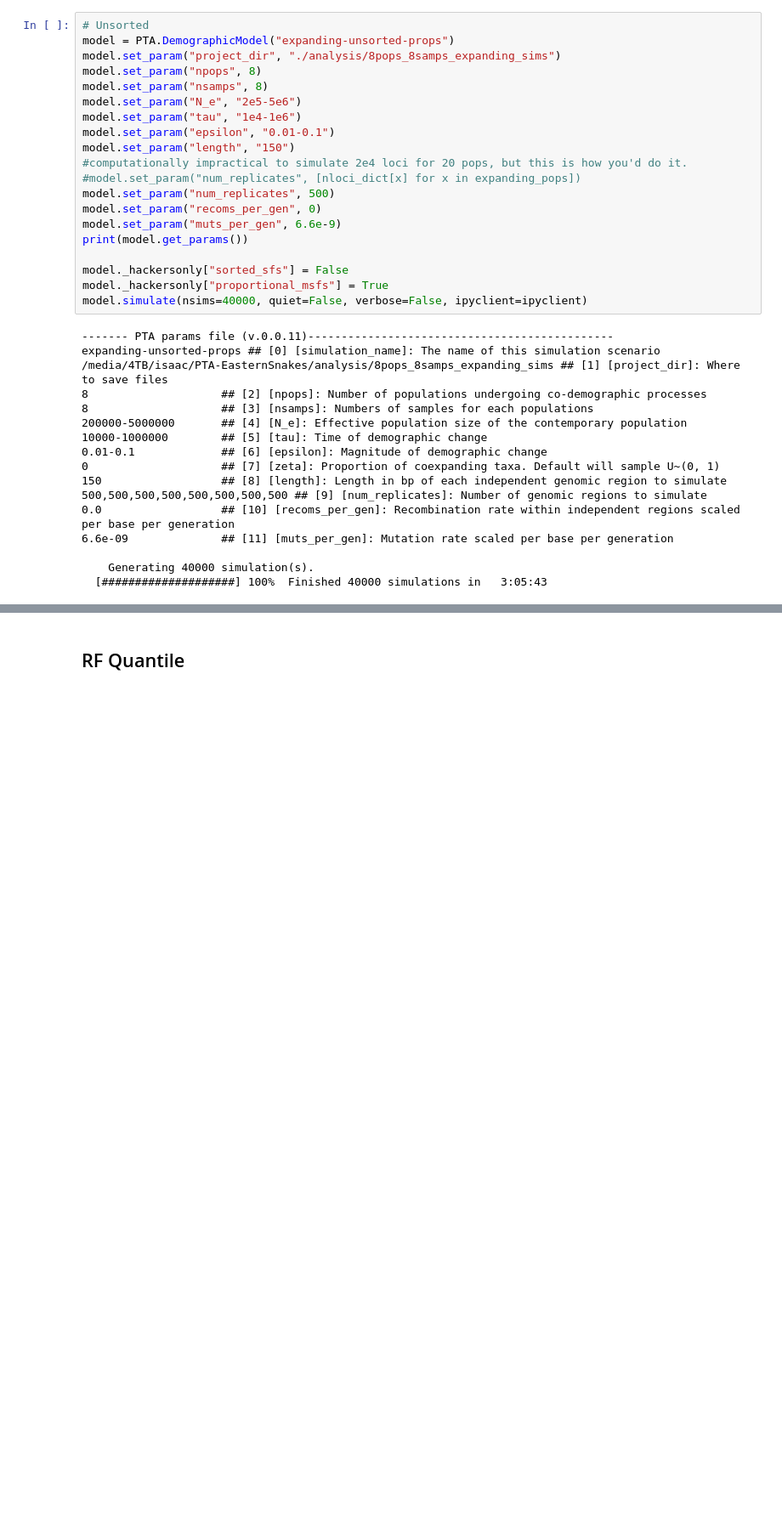
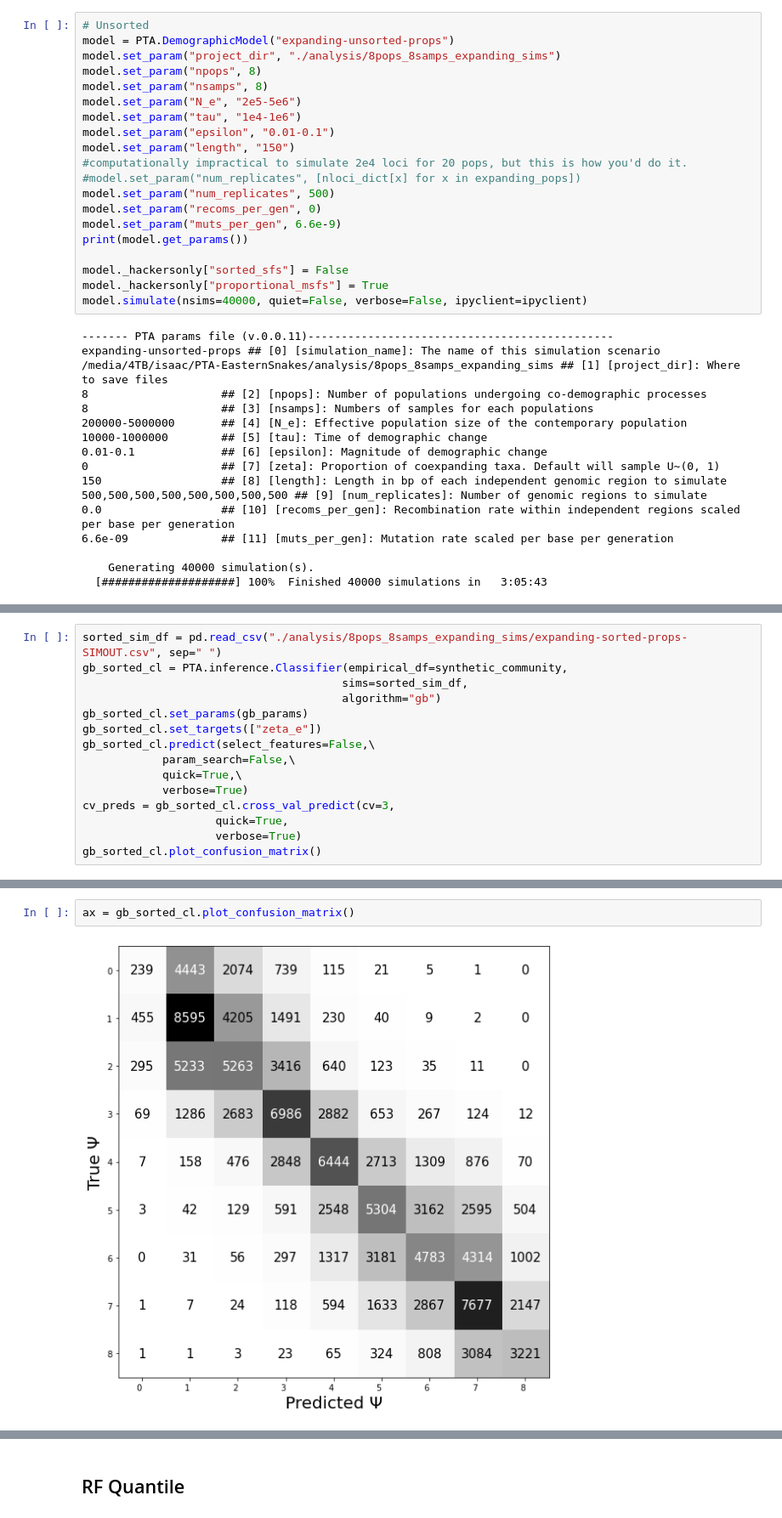
Before and after one commit to isaacovercast/PTA-EasternSnake, a Jupyter notebook: Ecotone_genomics-FitEmpirical-K2Getula.ipynb, the cells around one changed output, grey strips where cells are left out. Shown at 85% size. Drawn from its saved outputs; the diff is of its cells as text; blank space fills up the shorter version.

```diff
--- a/Ecotone_genomics-FitEmpirical-K2Getula.ipynb
+++ b/Ecotone_genomics-FitEmpirical-K2Getula.ipynb
@@ -285,0 +339,15 @@ expanding-unsorted-props ## [0] [simulation_name]: The name of this simulation s
+# %%
+sorted_sim_df = pd.read_csv("./analysis/8pops_8samps_expanding_sims/expanding-sorted-props-SIMOUT.csv", sep=" ")
+gb_sorted_cl = PTA.inference.Classifier(empirical_df=synthetic_community,
+                                       sims=sorted_sim_df,
+                                       algorithm="gb")
+gb_sorted_cl.set_params(gb_params)
+gb_sorted_cl.set_targets(["zeta_e"])
+gb_sorted_cl.predict(select_features=False,\
+            param_search=False,\
+            quick=True,\
+            verbose=True)
+cv_preds = gb_sorted_cl.cross_val_predict(cv=3,
+                    quick=True,
+                    verbose=True)
+gb_sorted_cl.plot_confusion_matrix()
@@ -285,0 +373,4 @@ expanding-unsorted-props ## [0] [simulation_name]: The name of this simulation s
+# %%
+ax = gb_sorted_cl.plot_confusion_matrix()
+# %% [output]
+[figure, added]
```
Also changed, not shown: parts of 15 cells of this notebook, 1 other file.
